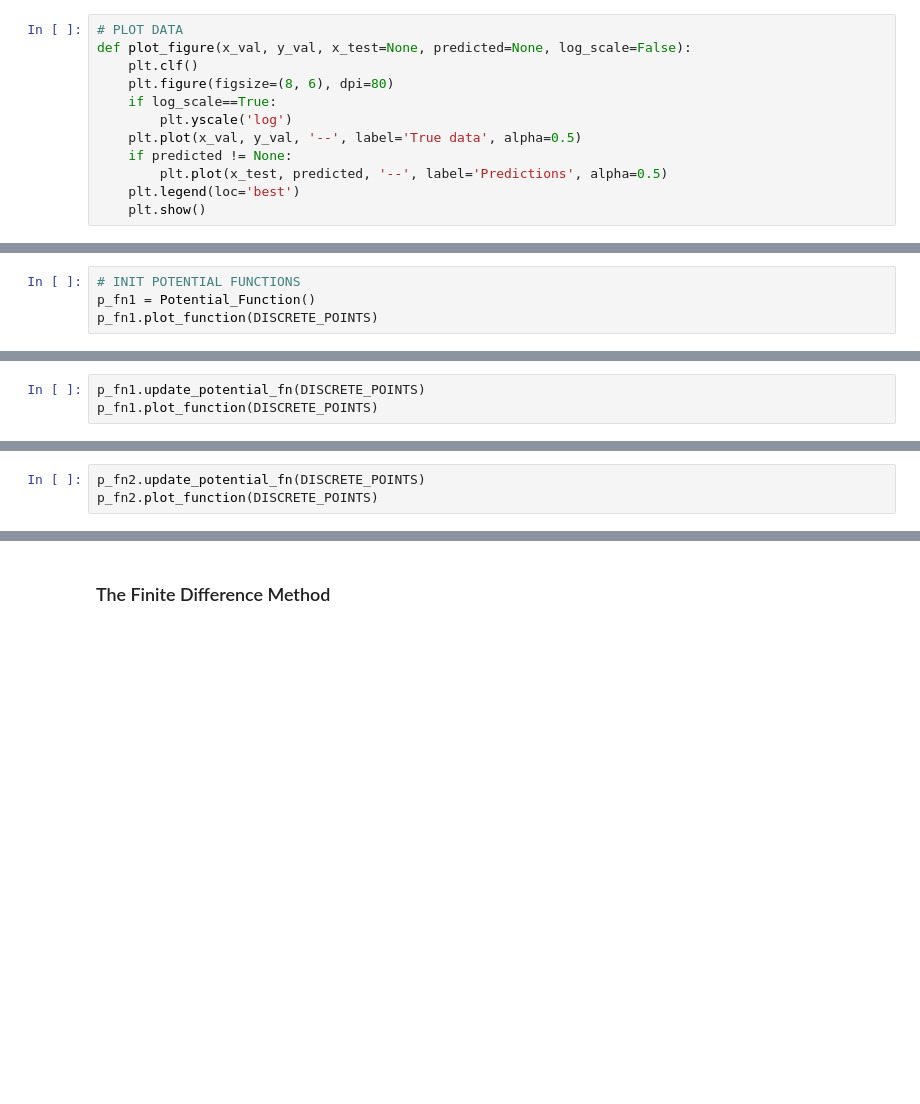
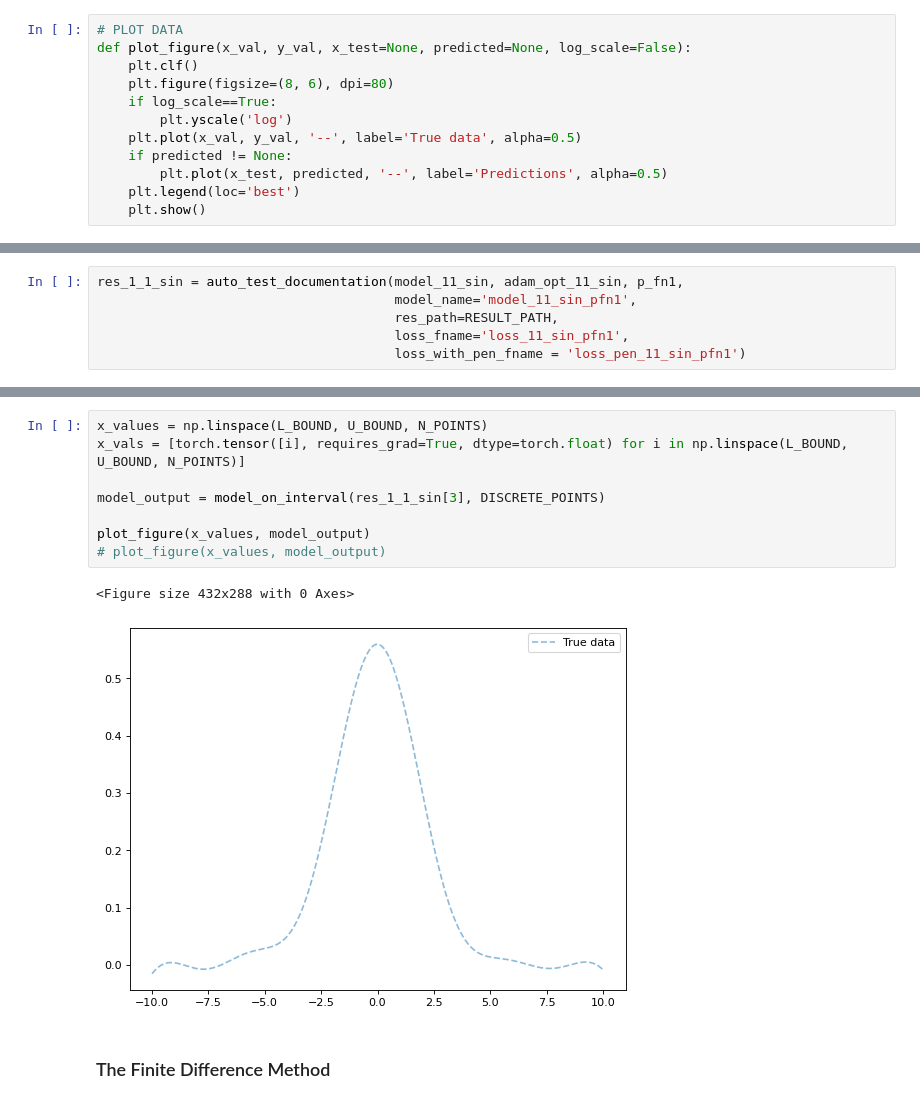
Before and after one commit to trungdoquoc/reu-math-2022, a Jupyter notebook: Data-running version.ipynb, the cells around one changed output, grey strips where cells are left out. Saved outputs shown, nothing was run; the diff lists cells and outputs as text; blank space fills up the shorter version.

Commit message:
Aug 4 13:31 run first 2 results

```diff
--- a/Data-running version.ipynb
+++ b/Data-running version.ipynb
@@ -439,7 +503,3 @@ adam_opt_11_sigmoid = torch.optim.Adam(model_1_1_sigmoid.parameters(),
                                     eps=1e-08,
                                     weight_decay=0,
                                     amsgrad=False)
-# %%
-# INIT POTENTIAL FUNCTIONS
-p_fn1 = Potential_Function()
-p_fn1.plot_function(DISCRETE_POINTS)
@@ -448,3 +505,0 @@ p_fn1.plot_function(DISCRETE_POINTS)
-# %%
-p_fn1.update_potential_fn(DISCRETE_POINTS)
-p_fn1.plot_function(DISCRETE_POINTS)
@@ -460,3 +505,0 @@ p_fn2.plot_function(DISCRETE_POINTS)
-# %%
-p_fn2.update_potential_fn(DISCRETE_POINTS)
-p_fn2.plot_function(DISCRETE_POINTS)
@@ -491,0 +527,6 @@ epoch 1456, loss with penalty 0.6164832711219788
+# %%
+res_1_1_sin = auto_test_documentation(model_11_sin, adam_opt_11_sin, p_fn1,
+                                      model_name='model_11_sin_pfn1',
+                                      res_path=RESULT_PATH,
+                                      loss_fname='loss_11_sin_pfn1',
+                                      loss_with_pen_fname = 'loss_pen_11_sin_pfn1')
@@ -492,3 +575,14 @@ epoch 1456, loss with penalty 0.6164832711219788
+# %%
+x_values = np.linspace(L_BOUND, U_BOUND, N_POINTS)
+x_vals = [torch.tensor([i], requires_grad=True, dtype=torch.float) for i in np.linspace(L_BOUND, U_BOUND, N_POINTS)]
+
+model_output = model_on_interval(res_1_1_sin[3], DISCRETE_POINTS)
+
+plot_figure(x_values, model_output)
+# plot_figure(x_values, model_output)
+# %% [output]
+<Figure size 432x288 with 0 Axes>
+[figure, added]
 # %% [markdown]
 ### The Finite Difference Method
 # %%
```
Also changed, not shown: parts of 30 cells of this notebook, 9 other files.
